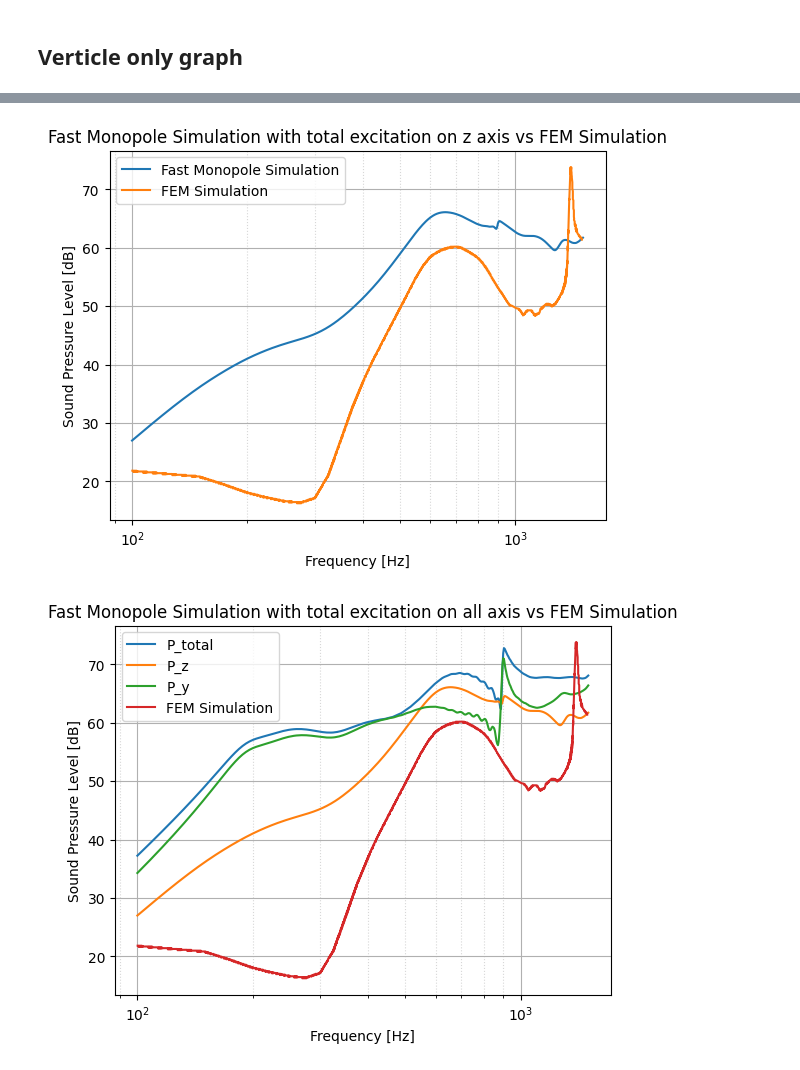
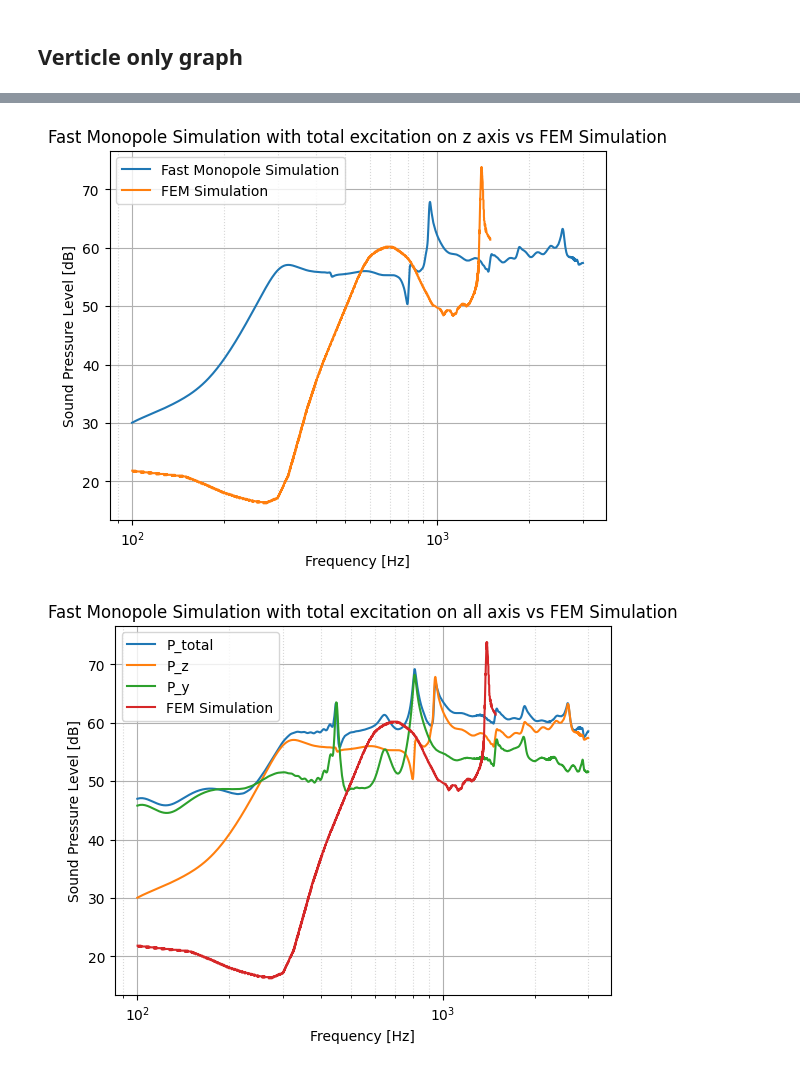
Before and after one commit to BerkinArslan/Bachelorarbeit_BA, a Jupyter notebook: multi_source_main_v4.ipynb, the cells around one changed output, grey strips where cells are left out. Drawn from its saved outputs; the diff is of its cells as text; code cells hidden in the pictures.

```diff
--- a/multi_source_main_v4.ipynb
+++ b/multi_source_main_v4.ipynb
@@ -99,7 +106,7 @@ print(f'excitation point = {excitation_point} '
 # %% [output]
 excitation point = 32.825 cut_start_m = 30.325000000000003 start_index = 606 end_index = 707 n_x_cut = 101
 # %%
-vert_exc_vert_resp = u_z_pos_1[0::2, start_index:end_index]
+vert_exc_vert_resp = u_z_pos_1[:, start_index:end_index]
 print(vert_exc_vert_resp.shape)
 print(centre.shape)
 # %% [output]
@@ -110,8 +117,8 @@ import scipy as sp
 f_sim_axis = sp.fft.fftfreq(vert_exc_vert_resp.shape[0], 0.5e-5)
 vert_exc_vert_resp_v = sp.fft.fft(vert_exc_vert_resp, norm='forward', axis=0) * 2
 print(f_sim_axis)
-f_min = 100
-f_max = 1500
+f_min = 0
+f_max = 3000
 frequncy_mask = (f_sim_axis >= f_min) & (f_sim_axis <= f_max)
 vert_exc_vert_resp_v = vert_exc_vert_resp_v[frequncy_mask, :]
 omega = 2 * np.pi * f_sim_axis[frequncy_mask]
@@ -190,9 +197,9 @@ print(f'shape of u_y: {u_y.shape}'
       f'shape of u_z: {u_z.shape}'
       f'shape of phi_x: {phi_x.shape}')
 
-u_y = u_y[0::2, start_index:end_index]
-u_z = u_z[0::2, start_index:end_index]
-phi_x = phi_x[0::2, start_index:end_index]
+u_y = u_y[:, start_index:end_index]
+u_z = u_z[:, start_index:end_index]
+phi_x = phi_x[:, start_index:end_index]
 
 print(f'shape of u_y: {u_y.shape}'
       f'shape of u_z: {u_z.shape}'
@@ -302,7 +309,7 @@ from matplotlib import pyplot as plt
 
 p0 = 2e-5
 P_db = 20 * np.log10((np.abs(P) + p0) / p0)
-plt_mask = (f_sim_axis[frequncy_mask] >= 100) & (f_sim_axis[frequncy_mask] <= 1500)
+plt_mask = (f_sim_axis[frequncy_mask] >= 100) & (f_sim_axis[frequncy_mask] <= f_max)
 plt_f_axis = f_sim_axis[frequncy_mask][plt_mask]
 plt_P_db = P_db[plt_mask]
 plt.plot(plt_f_axis, plt_P_db, label='Fast Monopole Simulation')
@@ -316,7 +323,7 @@ plt.grid(True, which='minor', linestyle=':', alpha=0.5)
 plt.title('Fast Monopole Simulation with total excitation on z axis vs FEM Simulation')
 plt.show()
 # %% [output]
-[figure, old version]
+[figure, new version]
 # %%
 from utils import run_simulation_semi_circle_total
 
@@ -325,9 +332,9 @@ P_total, P_z, P_y = run_simulation_semi_circle_total(
     circle_radius=2.5,
     number_of_points=10,
     simulation_function=monopole_multi_fa__calcf__outf,
-    V_fd_z=triangle_v_z.T,
+    V_z=triangle_v_z.T,
     A_z=z_projected_area[:, None],
-    V_fd_y=triangle_v_y.T,
+    V_y=triangle_v_y.T,
     A_y=y_projected_area[:, None],
     return_components=True,
     freqs=f_sim_axis[frequncy_mask],
@@ -336,35 +343,35 @@ P_total, P_z, P_y = run_simulation_semi_circle_total(
 # %%
 from matplotlib import pyplot as plt
 import numpy as np
 
 p0 = 2e-5
 
 P_total_db = 20 * np.log10((np.abs(P_total) + p0) / p0)
 P_z_db = 20 * np.log10((np.abs(P_z) + p0) / p0)
 P_y_db = 20 * np.log10((np.abs(P_y) + p0) / p0)
 
 f_plot = f_sim_axis[frequncy_mask]
-plt_mask = (f_plot >= f_min) & (f_plot <= 1500)
+plt_mask = (f_plot >= 100) & (f_plot <= f_max)
 
 plt_f_axis = f_plot[plt_mask]
 plt_P_total_db = P_total_db[plt_mask]
 plt_P_z_db = P_z_db[plt_mask]
 plt_P_y_db = P_y_db[plt_mask]
 
 plt.plot(plt_f_axis, plt_P_total_db, label="P_total")
 plt.plot(plt_f_axis, plt_P_z_db, label="P_z")
 plt.plot(plt_f_axis, plt_P_y_db, label="P_y")
 plt.plot(wagner_simulation_data[:, 0], wagner_simulation_data[:, 1], label="FEM Simulation")
 plt.xlabel('Frequency [Hz]')
 plt.ylabel('Sound Pressure Level [dB]')
 plt.legend()
 plt.xscale('log')
 plt.grid(True, which='major')
 plt.grid(True, which='minor', linestyle=':', alpha=0.5)
 plt.title('Fast Monopole Simulation with total excitation on all axis vs FEM Simulation')
 plt.show()
 # %% [output]
-[figure, old version]
+[figure, new version]
 # %%
 from utils import vector_deflection_total
 u_y = u_y_pos_1
```
Also changed, not shown: parts of 11 cells of this notebook, 3 other files.
